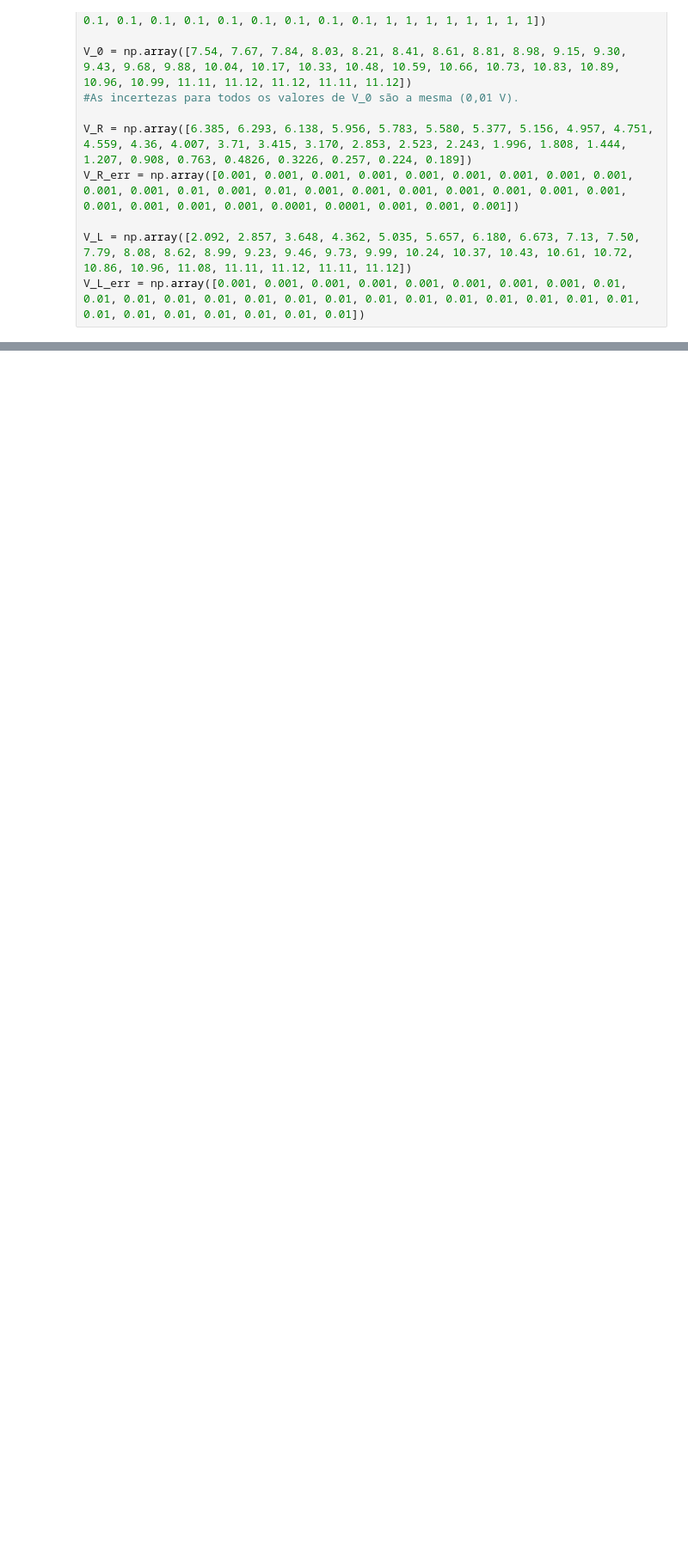
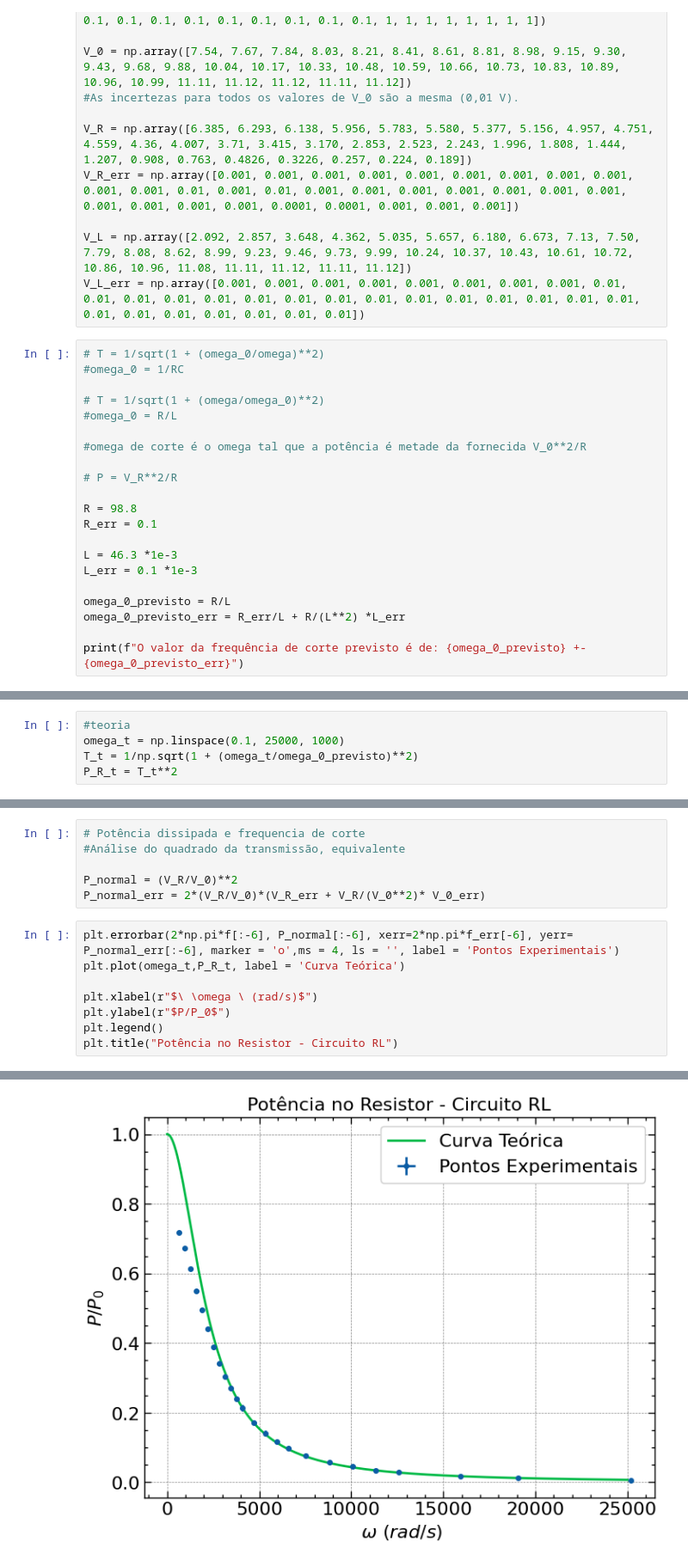
Before and after one commit to matncb/laboratorio-fisica3, a Jupyter notebook: Circuitos-ac/filtros.ipynb, the cells around one changed output, grey strips where cells are left out. Shown: that part at 86% size. Saved outputs shown, nothing was run; the diff lists cells and outputs as text; blank space fills up the shorter version.

Commit message:
circuito rlc

```diff
--- a/Circuitos-ac/filtros.ipynb
+++ b/Circuitos-ac/filtros.ipynb
@@ -105,3 +128,24 @@ V_R_err = np.array([0.001, 0.001, 0.001, 0.001, 0.001, 0.001, 0.001, 0.001, 0.00
 
 V_L = np.array([2.092, 2.857, 3.648, 4.362, 5.035, 5.657, 6.180, 6.673, 7.13, 7.50, 7.79, 8.08, 8.62, 8.99, 9.23, 9.46, 9.73, 9.99, 10.24, 10.37, 10.43, 10.61, 10.72, 10.86, 10.96, 11.08, 11.11, 11.12, 11.11, 11.12])
 V_L_err = np.array([0.001, 0.001, 0.001, 0.001, 0.001, 0.001, 0.001, 0.001, 0.01, 0.01, 0.01, 0.01, 0.01, 0.01, 0.01, 0.01, 0.01, 0.01, 0.01, 0.01, 0.01, 0.01, 0.01, 0.01, 0.01, 0.01, 0.01, 0.01, 0.01, 0.01])
+# %%
+# T = 1/sqrt(1 + (omega_0/omega)**2)
+#omega_0 = 1/RC
+
+# T = 1/sqrt(1 + (omega/omega_0)**2)
+#omega_0 = R/L
+
+#omega de corte é o omega tal que a potência é metade da fornecida V_0**2/R
+
+# P = V_R**2/R
+
+R = 98.8
+R_err = 0.1
+
+L = 46.3 *1e-3
+L_err = 0.1 *1e-3
+
+omega_0_previsto = R/L
+omega_0_previsto_err = R_err/L + R/(L**2) *L_err
+
+print(f"O valor da frequência de corte previsto é de: {omega_0_previsto} +- {omega_0_previsto_err}")
@@ -108 +154,6 @@ V_L_err = np.array([0.001, 0.001, 0.001, 0.001, 0.001, 0.001, 0.001, 0.001, 0.01
+# %%
+#teoria
+omega_t = np.linspace(0.1, 25000, 1000)
+T_t = 1/np.sqrt(1 + (omega_t/omega_0_previsto)**2)
+P_R_t = T_t**2
 # %%
@@ -125,0 +179,15 @@ Text(0.5, 1.0, 'Transferência em Função da Frequência - Circuito RL')
+# %%
+# Potência dissipada e frequencia de corte
+#Análise do quadrado da transmissão, equivalente
+
+P_normal = (V_R/V_0)**2
+P_normal_err = 2*(V_R/V_0)*(V_R_err + V_R/(V_0**2)* V_0_err)
+# %%
+plt.errorbar(2*np.pi*f[:-6], P_normal[:-6], xerr=2*np.pi*f_err[-6], yerr= P_normal_err[:-6], marker = 'o',ms = 4, ls = '', label = 'Pontos Experimentais')
+plt.plot(omega_t,P_R_t, label = 'Curva Teórica')
+
+plt.xlabel(r"$\ \omega \ (rad/s)$")
+plt.ylabel(r"$P/P_0$")
+plt.legend()
+plt.title("Potência no Resistor - Circuito RL")
+# %% [output]
@@ -125,0 +195 @@ Text(0.5, 1.0, 'Transferência em Função da Frequência - Circuito RL')
+[figure, added]
```
Also changed, not shown: parts of 17 cells of this notebook, 1 other file.
